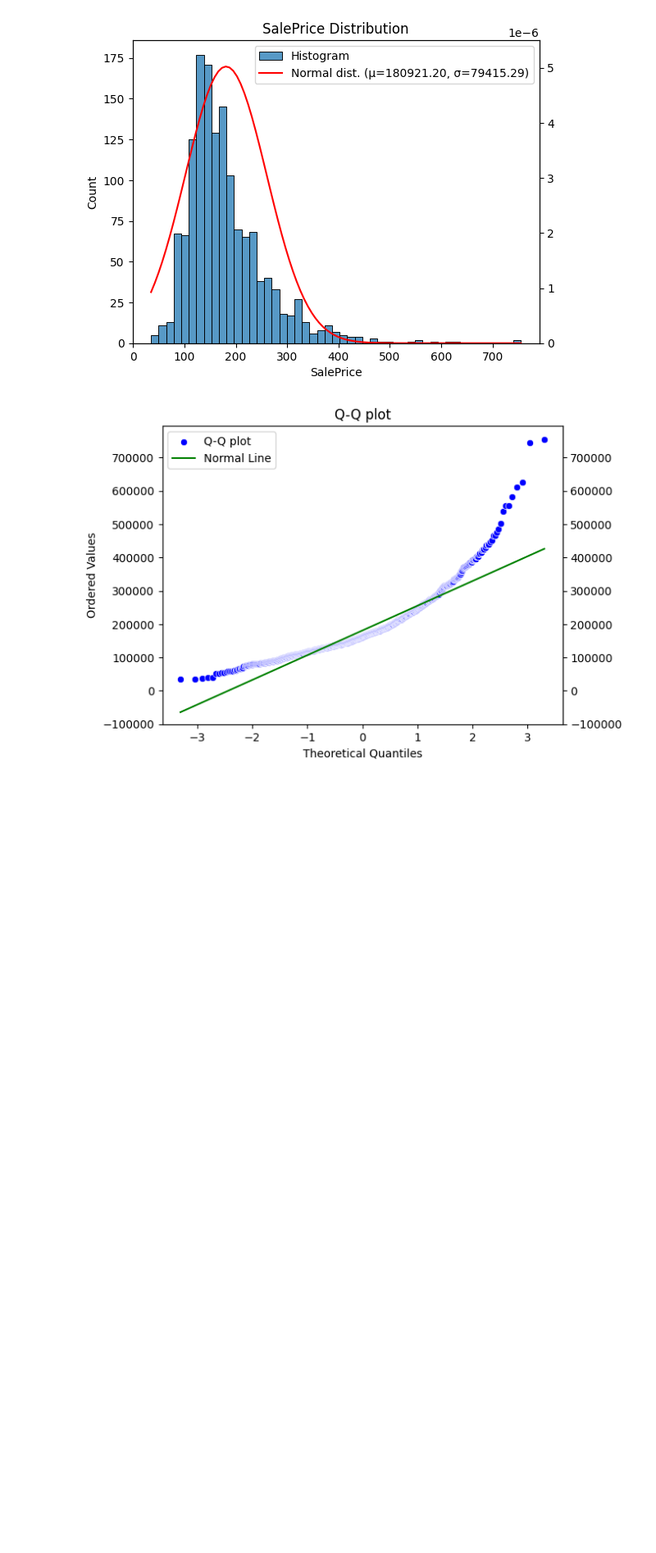
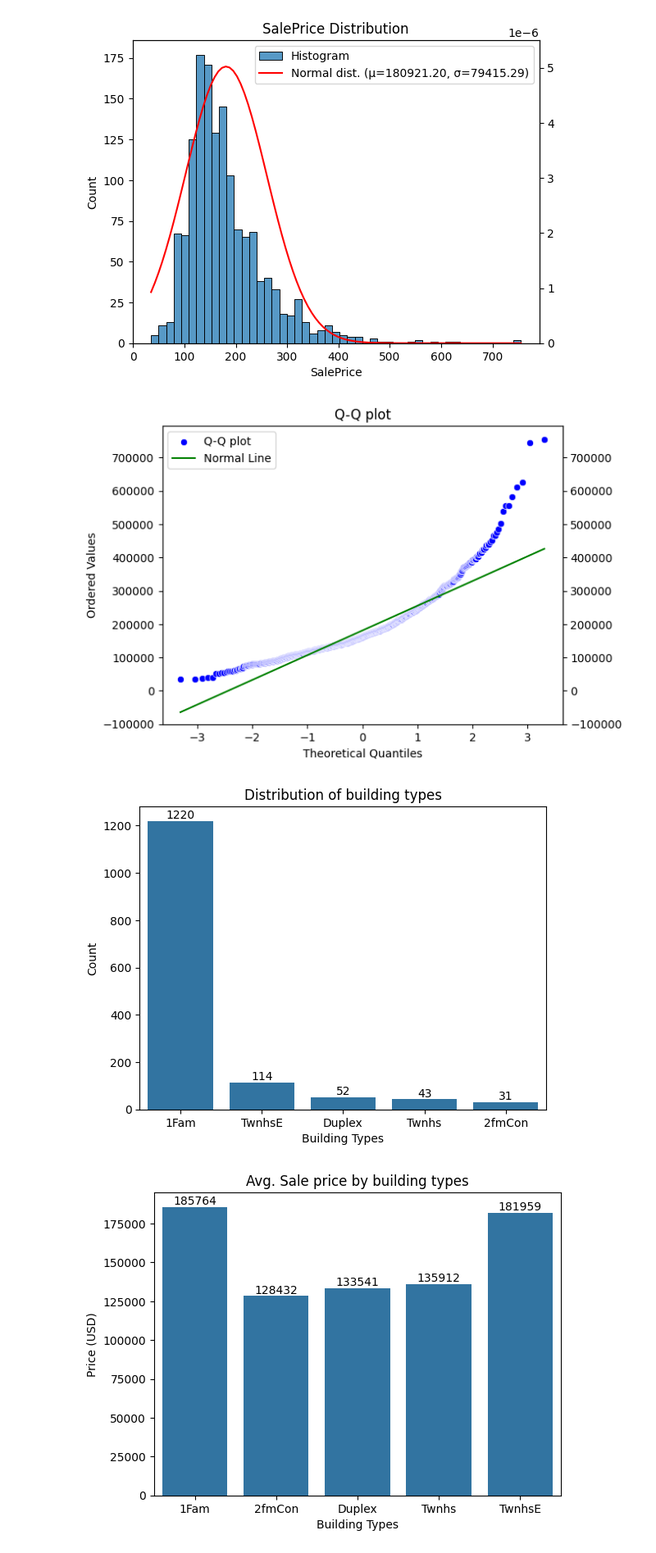
Before and after one commit to huanrafa/ProjectPracticing, a Jupyter notebook: House Prices - Advanced Regression Techniques/House prices.ipynb, the cells around one changed output. Shown at 82% size. Drawn from its saved outputs; the diff is of its cells as text; code cells hidden in the pictures; blank space fills up the shorter version.

Commit message:
exploration

```diff
--- a/House Prices - Advanced Regression Techniques/House prices.ipynb
+++ b/House Prices - Advanced Regression Techniques/House prices.ipynb
@@ -240,3 +240,24 @@ ax1.legend(h1+h2, l1+l2, loc=2)
 plt.show()
 # %% [output]
 [figure]
+# %%
+#DATA EXPLORATION:
+
+#1. Distribution of dwelling types and their relation to sale prices:
+dwelling_types = training['BldgType'].value_counts()
+dwelling_prices = training.groupby('BldgType')['SalePrice'].mean()
+
+ax = sns.barplot(data=dwelling_types)
+ax.bar_label(ax.containers[0])
+ax.set(title='Distribution of building types', xlabel='Building Types', ylabel='Count')
+
+plt.show()
+
+ax1 = sns.barplot(data=dwelling_prices)
+ax1.bar_label(ax1.containers[0])
+ax1.set(title='Avg. Sale price by building types', xlabel='Building Types', ylabel='Price (USD)')
+
+plt.show()
+# %% [output]
+[figure, added]
+[figure, added]
```
Also changed, not shown: parts of 2 cells of this notebook.
